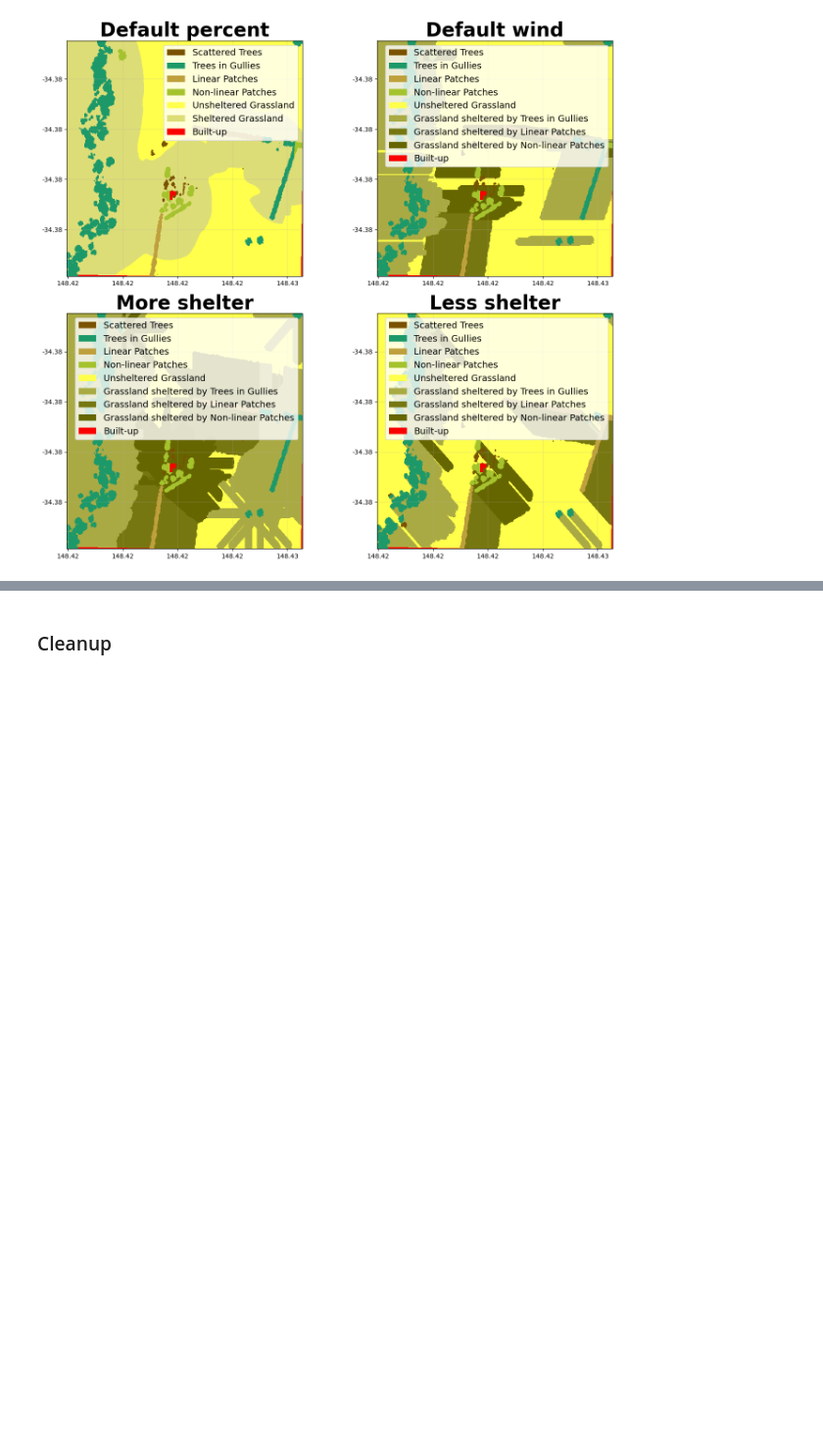
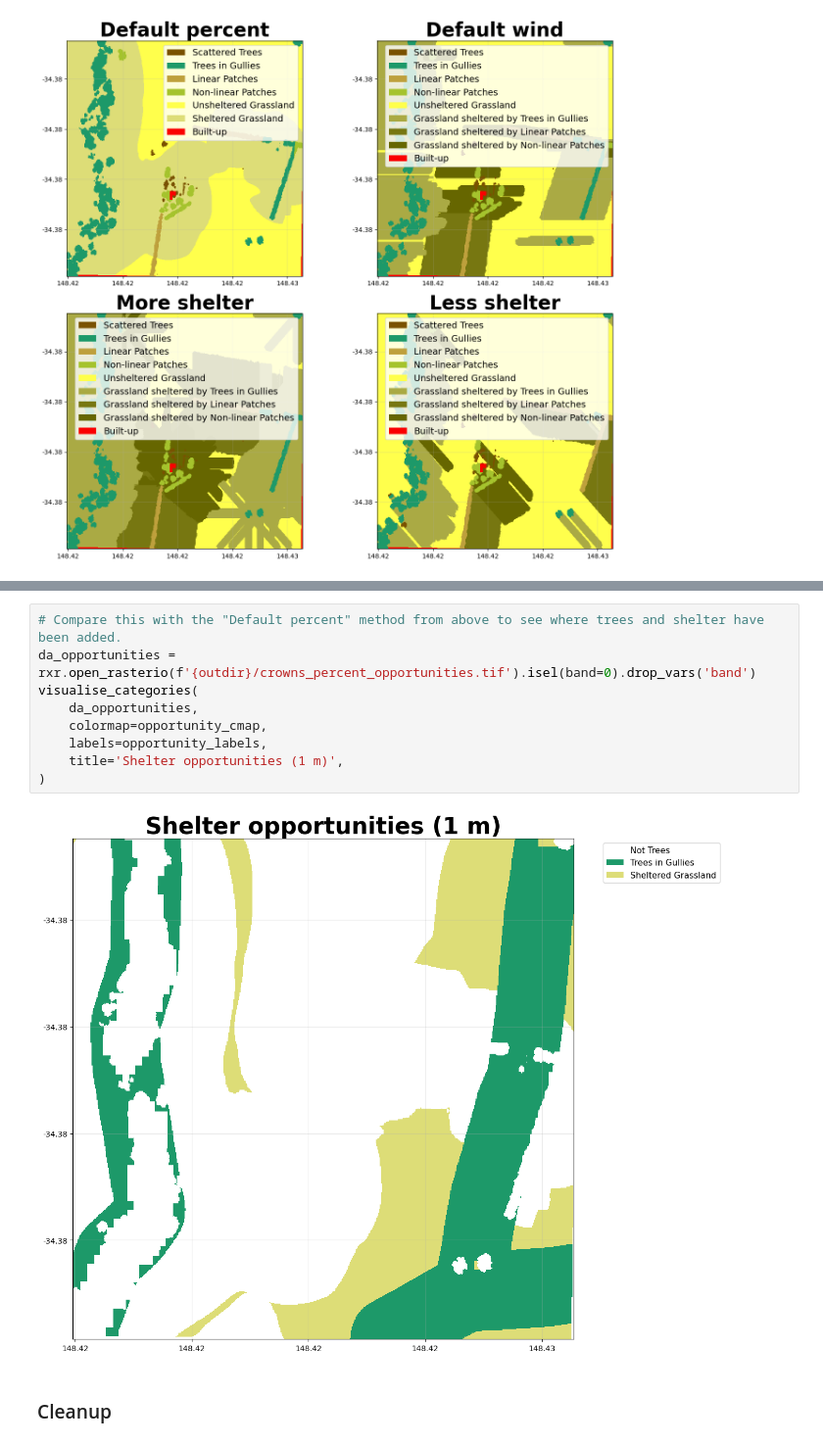
Before and after one commit to ChristopherBradley/shelterbelts, a Jupyter notebook: examples/indices/demo_indices_1m_resolution.ipynb, the cells around one changed output, grey strips where cells are left out. Shown at 98% size. Drawn from its saved outputs; the diff is of its cells as text; blank space fills up the shorter version.

```diff
--- a/examples/indices/demo_indices_1m_resolution.ipynb
+++ b/examples/indices/demo_indices_1m_resolution.ipynb
@@ -184,3 +212,14 @@ plt.show()
+# %%
+# Compare this with the "Default percent" method from above to see where trees and shelter have been added.
+da_opportunities = rxr.open_rasterio(f'{outdir}/crowns_percent_opportunities.tif').isel(band=0).drop_vars('band')
+visualise_categories(
+    da_opportunities,
+    colormap=opportunity_cmap,
+    labels=opportunity_labels,
+    title='Shelter opportunities (1 m)',
+)
+# %% [output]
+[figure, added]
 # %% [markdown]
 ### Cleanup
 # %%
```
Also changed, not shown: parts of 6 cells of this notebook, 10 other files.
